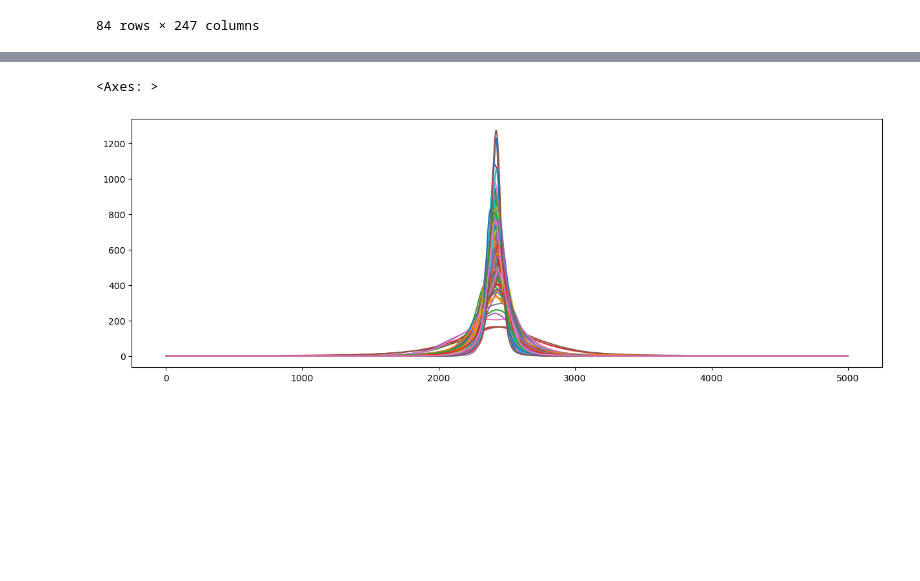
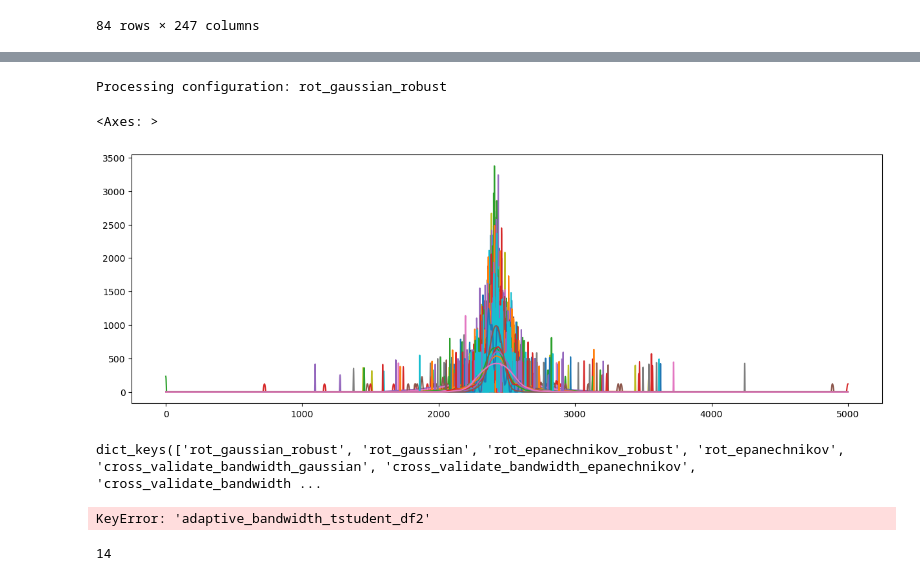
Before and after one commit to matheus-vizzotto/densities4risk, a Jupyter notebook: notebooks/13_cross_validation.ipynb, the cells around one changed output, grey strips where cells are left out. Cells and saved outputs as stored; diff of their text form; code cells hidden in the pictures; blank space fills up the shorter version.

Commit message:
params for cv density estimation

```diff
--- a/notebooks/13_cross_validation.ipynb
+++ b/notebooks/13_cross_validation.ipynb
@@ -52,9 +42,0 @@ df_densities_e.plot(figsize=(15,5),legend=False)
-# %%
-params = {"kernel": "t-student", "df": 3}
-
-df_h = df_bandwidth_selector(df_returns, kernel=params["kernel"], method="adaptive_bandwidth", df=params["df"])
-df_grids_t, df_densities_t = df_to_kde(X=df_returns, h=df_h, kernel=params["kernel"], df=params["df"])
-df_densities_t.plot(figsize=(15,5),legend=False)
-# %% [output]
-<Axes: >
-[figure, removed]
@@ -60,0 +98,51 @@ df_densities_t.plot(figsize=(15,5),legend=False)
+# %%
+results = {}
+for name, params in BANDWIDTH_CONFIGS.items():
+    print(f"Processing configuration: {name}")
+
+    # 1. Generate Bandwidths
+    # We pass the whole params dict as kwargs to handle 'sigma_robust', 'df', etc.
+    df_h = df_bandwidth_selector(df_returns, **params)
+
+    # 2. Generate KDE Grids and Densities
+    # Note: 'method' and 'sigma_robust' aren't used by KDE class,
+    # so we filter to pass only kernel and specific params like 'df'
+    kde_params = {k: v for k, v in params.items() if k in ['kernel', 'df']}
+
+    df_grids, df_densities = df_to_kde(
+        X=df_returns,
+        h=df_h,
+        **kde_params
+    )
+
+    results[name]= {
+        "df_h":         df_h,
+        "df_grids":     df_grids,
+        "df_densities": df_densities
+    }
+
+    # 3. Plotting
+    # plt.figure(figsize=(15,5))
+    # plt.title(f"KDE: {name}")
+    # for col_name in df_densities.columns:
+    #     plt.plot(df_grids.loc[:,col_name], df_densities.loc[:,col_name])
+    # plt.show()
+# %% [output]
+Processing configuration: rot_gaussian_robust
+# %%
+results['cross_validate_bandwidth_epanechnikov']["df_densities"].plot(legend=False, figsize=(15,5))
+# %% [output]
+<Axes: >
+[figure, added]
+# %%
+results.keys()
+# %% [output]
+dict_keys(['rot_gaussian_robust', 'rot_gaussian', 'rot_epanechnikov_robust', 'rot_epanechnikov', 'cross_validate_bandwidth_gaussian', 'cross_validate_bandwidth_epanechnikov', 'cross_validate_bandwidth ...
+# %%
+results['adaptive_bandwidth_tstudent_df2']["df_densities"].plot(legend=False, figsize=(15,5))
+# %% [output]
+KeyError: 'adaptive_bandwidth_tstudent_df2'
+# %%
+len(results.keys())
+# %% [output]
+14
```
Also changed, not shown: parts of 3 cells of this notebook, 1 other file.
